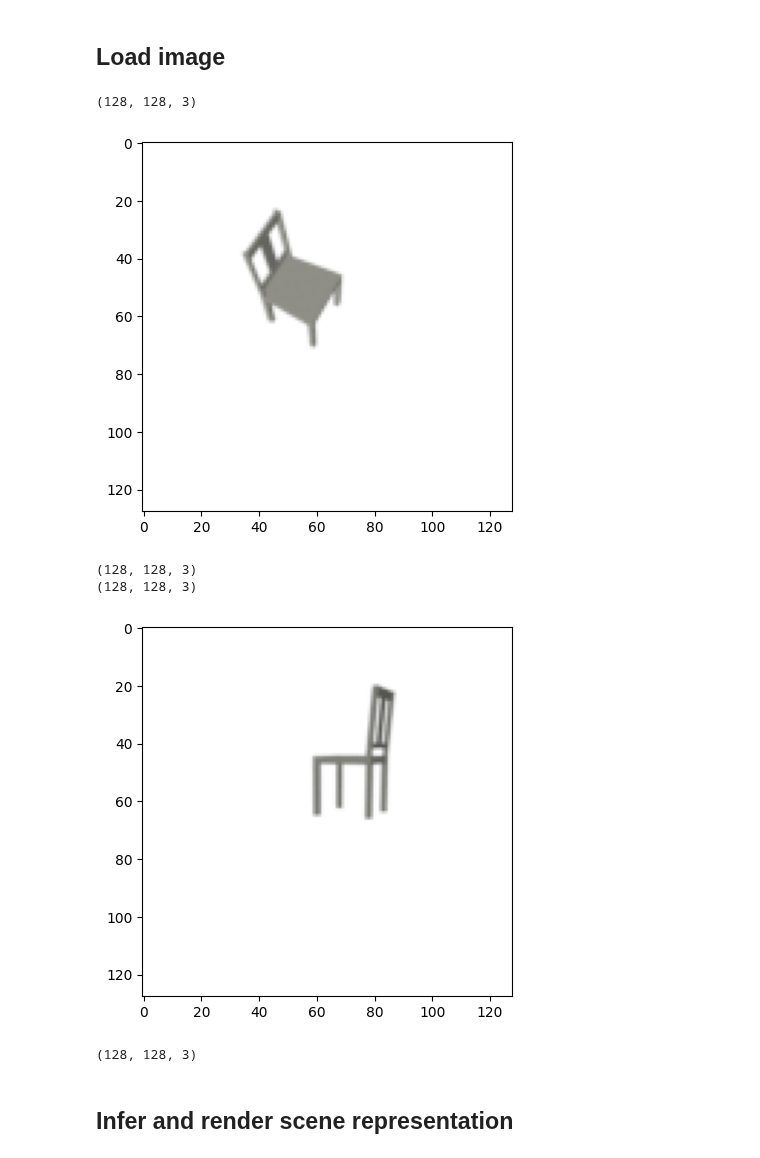
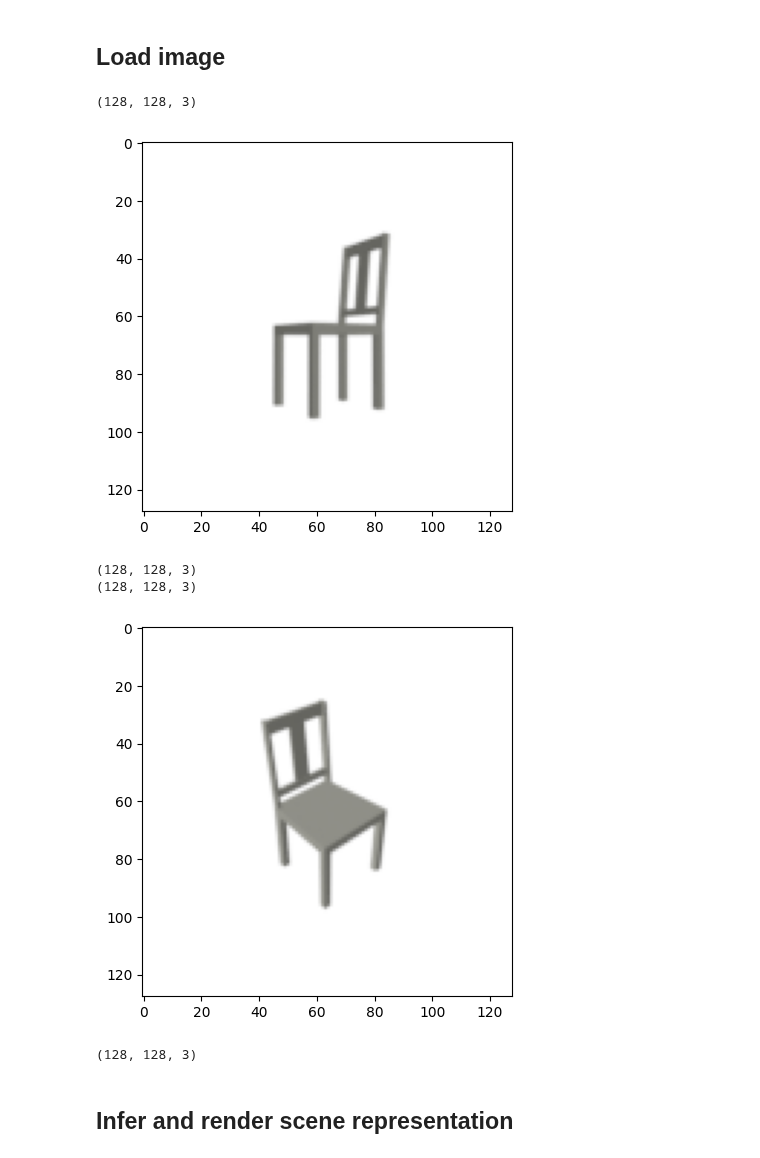
Before and after one commit to elidub/equiv-neural-rendering, a Jupyter notebook: exploration_elias.ipynb, the cells around one changed output. Drawn from its saved outputs; the diff is of its cells as text; code cells hidden in the pictures.

```diff
--- a/exploration_elias.ipynb
+++ b/exploration_elias.ipynb
@@ -36,26 +40,28 @@ model = load_model('trained-models/chairs.pt').to(device)
 # %% [markdown]
 ## Load image
 # %%
-source_id, shift_id = '00002', '00004'
-# img = imageio.imread('imgs/example-data/chair4.png')
-img_source = imageio.imread(f'data_prep/output/rot_dataset/model.dae/{source_id}.png')[:, :, :3]
-img_shift = imageio.imread(f'data_prep/output/rot_dataset/model.dae/{shift_id}.png')[:, :, :3]
+source_id, target_id = '00001', '00005'
+# img_source = imageio.imread('imgs/example-data/chair4.png')
+path = 'data_prep/output/rot_dataset/model.dae/'
 
-for img in [img_source, img_shift]:
+img_source = imageio.imread(f'{path}/{source_id}.png')[:, :, :3]
+img_target= imageio.imread(f'{path}/{target_id}.png')[:, :, :3]
+
+for img in [img_source, img_target]:
 
     # You can also try loading other examples (e.g. 'chair1.png')
     # Visualize image
     print(img.shape)
     # img = img[:, :, :3]
     plt.imshow(img)
     plt.show()
     print(img.shape)
 # %% [output]
 (128, 128, 3)
-[figure, old version]
+[figure, new version]
 (128, 128, 3)
 (128, 128, 3)
-[figure, old version]
+[figure, new version]
 (128, 128, 3)
 # %% [markdown]
 ## Infer and render scene representation
```
Also changed, not shown: parts of 11 cells of this notebook, 27 other files.
